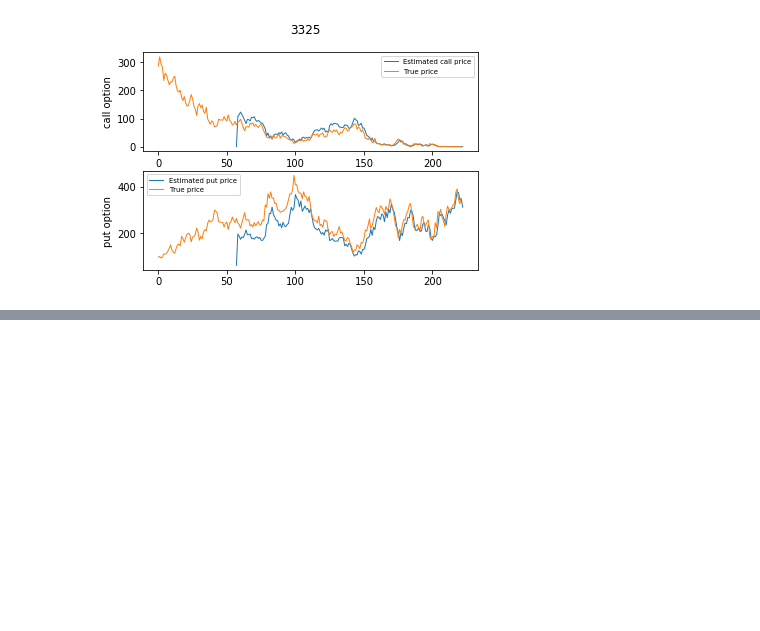
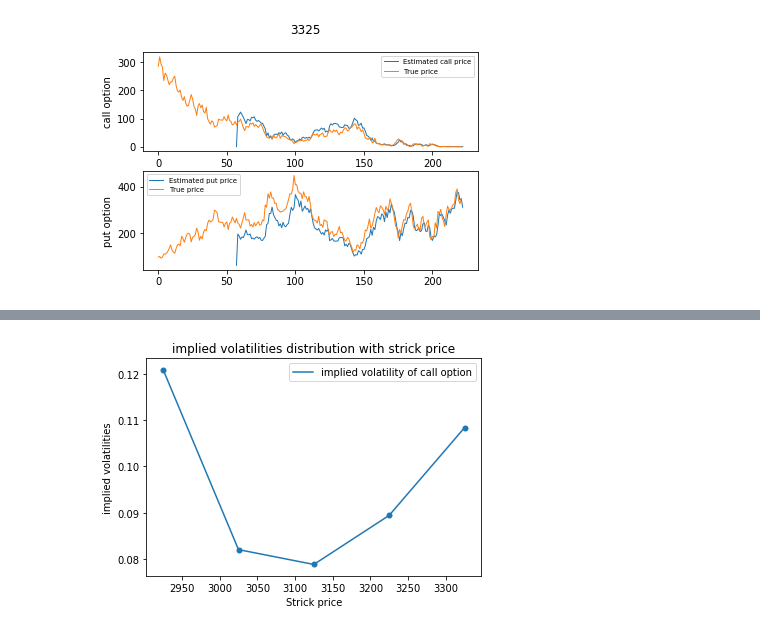
Before and after one commit to Trouble404/Computational-Finance-coursework, a Jupyter notebook: comp6212.ipynb, the cells around one changed output, grey strips where cells are left out. Cells and saved outputs as stored; diff of their text form; code cells hidden in the pictures; blank space fills up the shorter version.

```diff
--- a/comp6212.ipynb
+++ b/comp6212.ipynb
@@ -1077,0 +1156,22 @@ plt.show()
+# %%
+C_S=[c2925_IV[100],c3025_IV[100],c3125_IV[100],c3225_IV[100],c3325_IV[100]]
+P_S=[p2925_IV[100],p3025_IV[100],p3125_IV[100],p3225_IV[100],p3325_IV[100]]
+X = [2925,3025,3125,3225,3325]
+# %%
+f14 = plt.figure(14)
+
+plt.plot(X,C_S, label = "implied volatility of call option")
+plt.scatter(X,C_S, marker='.', linewidths= '3')
+#plt.plot(X,P_S, label = "implied volatility of put option")
+plt.legend(loc='best')
+#plt.grid()
+plt.title('implied volatilities distribution with strick price')
+plt.ylabel("implied volatilities")
+plt.xlabel("Strick price")
+# plt with same scale
+#plt.ylim(0,0.25)
+#plt.xlim(0.09,0.205)
+plt.savefig("implied volatilities distribution with strick price.PNG", dpi = 600)
+plt.show()
+# %% [output]
+[figure, added]
```
Also changed, not shown: parts of 7 cells of this notebook.
